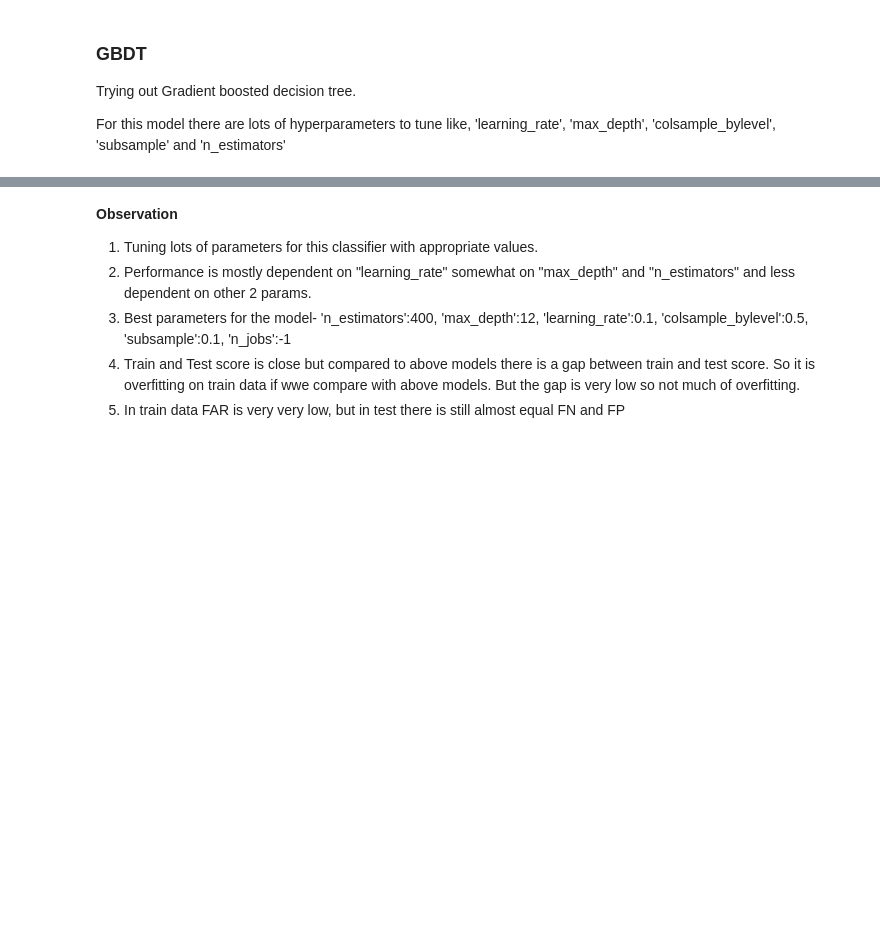
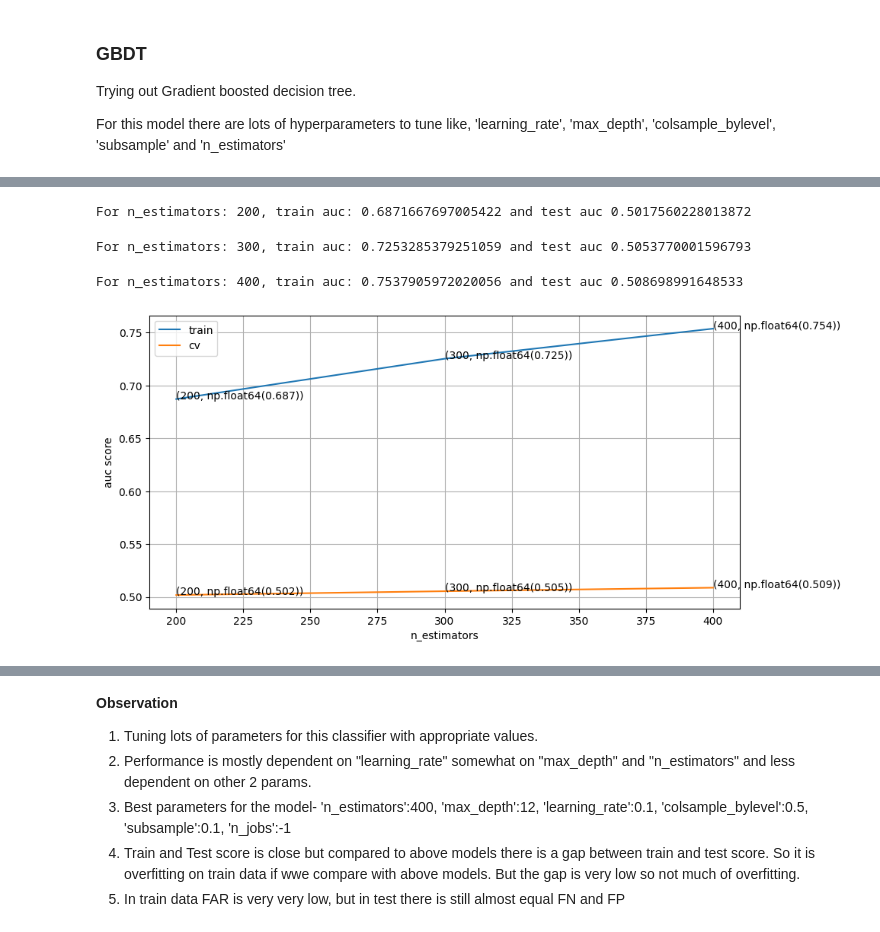
Before and after one commit to DezS4125/An-IDS, a Jupyter notebook: ML Models and Results.ipynb, the cells around one changed output, grey strips where cells are left out. Cells and saved outputs as stored; diff of their text form; code cells hidden in the pictures; blank space fills up the shorter version.

```diff
--- a/ML Models and Results.ipynb
+++ b/ML Models and Results.ipynb
@@ -669,6 +903,11 @@ xgb_xlf,_,_ = cross_validation(CLF_NAME, param, 'subsample', x_train=x_train.ilo
 # %%
 param = {'n_estimators':[200, 300, 400]}
-xgb_clf,_,_ = cross_validation(CLF_NAME, param, 'n_estimators', x_train=x_train.iloc[train_sample], y_train=y_train.iloc[train_sample])
+xgb_clf,_,_ = cross_validation(CLF_NAME, param, 'n_estimators', x_train=x_train_new_csr[train_sample], y_train=y_train_test.iloc[train_sample])
+# %% [output]
+For n_estimators: 200, train auc: 0.6871667697005422 and test auc 0.5017560228013872
+For n_estimators: 300, train auc: 0.7253285379251059 and test auc 0.5053770001596793
+For n_estimators: 400, train auc: 0.7537905972020056 and test auc 0.508698991648533
+[figure, added]
 # %%
 best_params = {'n_estimators':400,
                'max_depth':12,
```
Also changed, not shown: parts of 51 cells of this notebook, 4 other files.
